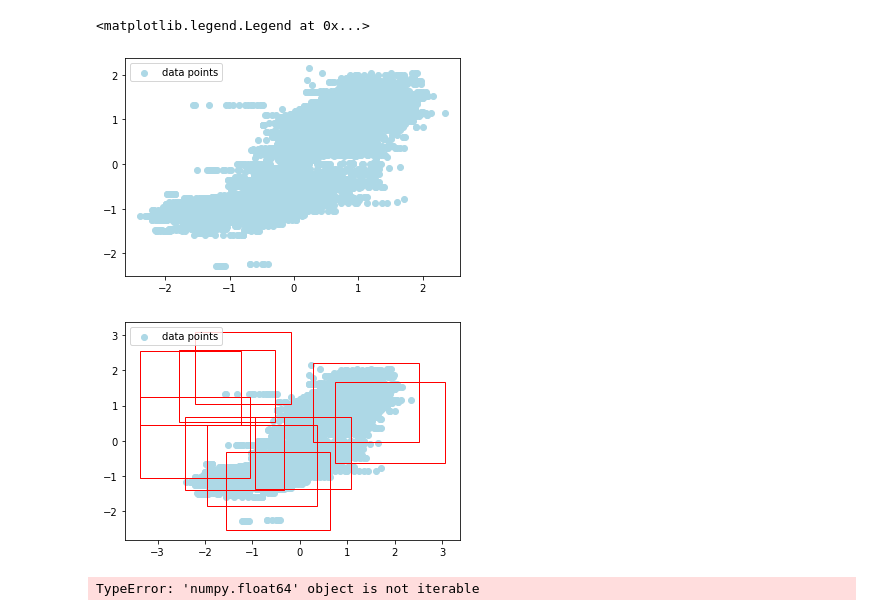
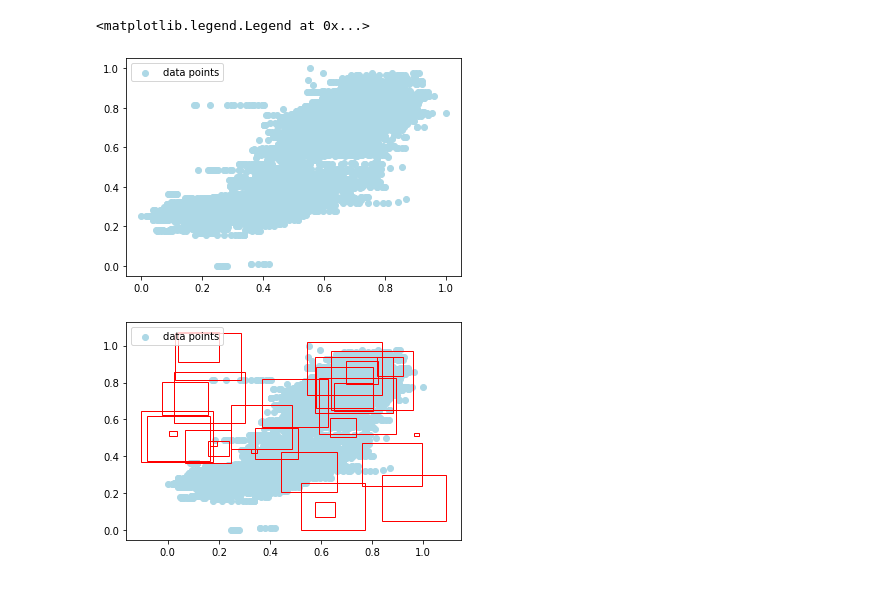
Before and after one commit to darreluchendu/diss_proj, a Jupyter notebook: sci-kit.ipynb, the cells around one changed output. Saved outputs shown, nothing was run; the diff lists cells and outputs as text; code cells hidden in the pictures.

```diff
--- a/sci-kit.ipynb
+++ b/sci-kit.ipynb
@@ -8,7 +8,9 @@ df = pd.read_csv("nuclear/data.csv")
 df_2d= df.drop(columns = ['AP', 'RH', "PE"])
 # df_2d = df.drop(columns = ['z'])
 # %%
-df_2d = preprocessing.scale(df_2d)
+from sklearn.preprocessing import MinMaxScaler
+scaler = MinMaxScaler()
+df_2d = scaler.fit_transform(df_2d)
 # df_2d = preprocessing.scale(df_2d)
 # %%
 import matplotlib.pyplot as plt
@@ -27,7 +29,7 @@ ax.scatter(x, y, color='lightblue', label='data points')
 ax.legend(loc='upper left')
 # %% [output]
 <matplotlib.legend.Legend at 0x...>
-[figure, old version]
+[figure, new version]
 # %%
 num_elements = 2000
 minX = min(x)
@@ -43,8 +45,8 @@ Q2 = np.random.uniform(minY, maxY, num_elements)
 # plt.show()
 # %%
 # L is half the length of the rectangle
-maxSize  =max(maxX, maxY)
-L = np.random.uniform(maxSize/2, size = 2000)
+maxSize  =max(maxX, maxY)/3
+L = np.random.uniform(low = 0, high= maxSize/2, size = 2000)
 # %%
 query_lst = []
 for Q1_, Q2_, L_ in zip(Q1, Q2, L):
@@ -53,28 +55,28 @@ for Q1_, Q2_, L_ in zip(Q1, Q2, L):
 # %%
 import matplotlib.patches as patches
 
 fig,ax = plt.subplots(1)
 # x = df_2d[:,0]
 # y = df_2d[:,1]
 
 ax.scatter(x, y, color='lightblue', label='data points')
 ax.legend(loc='upper left')
 
 
-for query in query_lst [:10]:
+for query in query_lst [:30]:
     # Leftmost point of square
-    x,y = query[0] - query[2], query[1] - query[3]
+    a,b = query[0] - query[2], query[1] - query[3]
     # Assumes Square
     length = query[3] * 2
 
-    rect = patches.Rectangle((x,y),length, length, edgecolor='r', fill=False, zorder=2, label = "query range")
+    rect = patches.Rectangle((a,b),length, length, edgecolor='r', fill=False, zorder=2, label = "query range")
     # currentAxis = plt.gca()
     ax.add_patch(rect)
 
 
 plt.show()
 # %% [output]
-[figure, old version]
+[figure, new version]
 # %%
 def inRange (Q, X1, X2):
     Q1 = Q[0]
@@ -124,6 +129 @@ def getResults(query_lst, X1, X2):
     return results
-# %%
-
-test = getResults(query_lst, x ,y)
-# %% [output]
-TypeError: 'numpy.float64' object is not iterable
```
Also changed, not shown: parts of 11 cells of this notebook.
